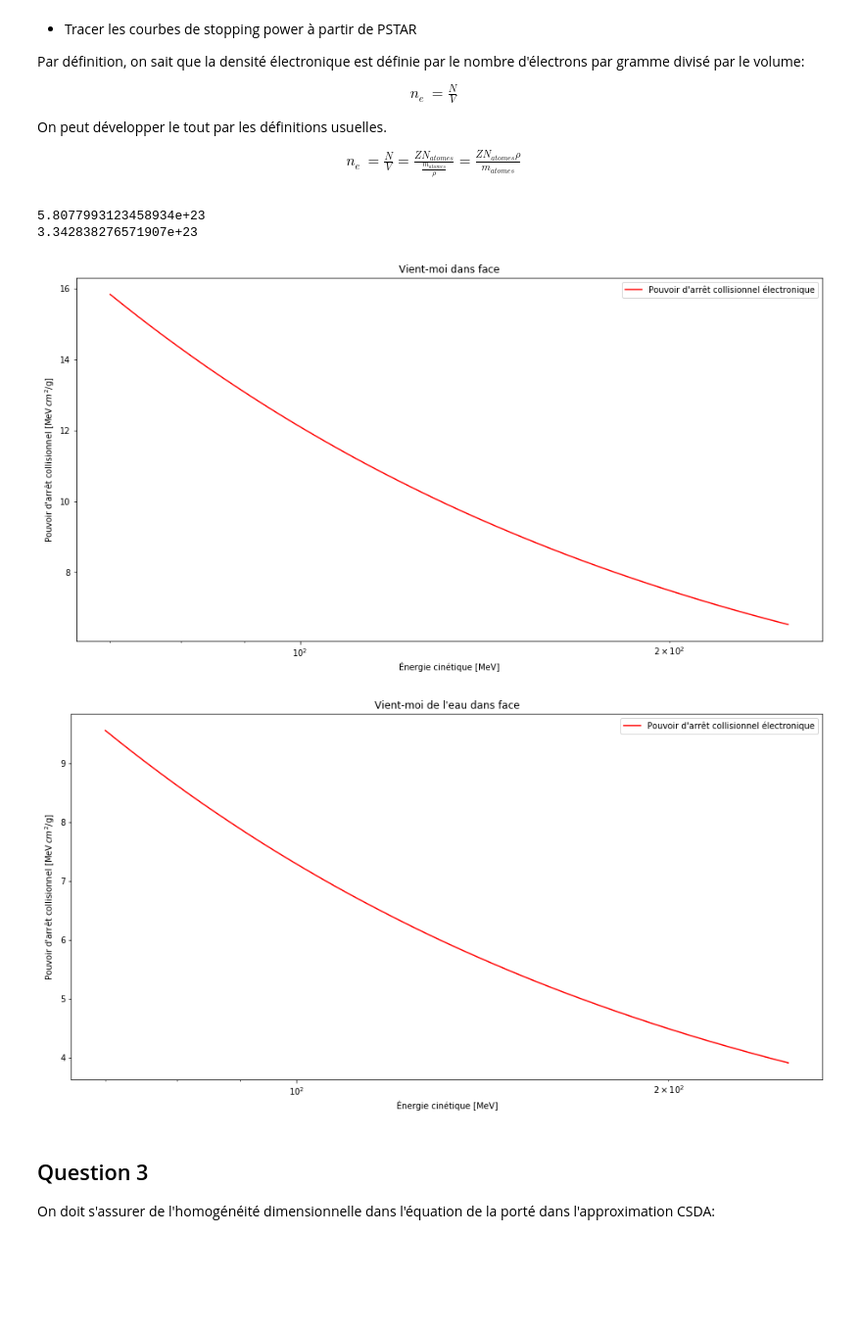
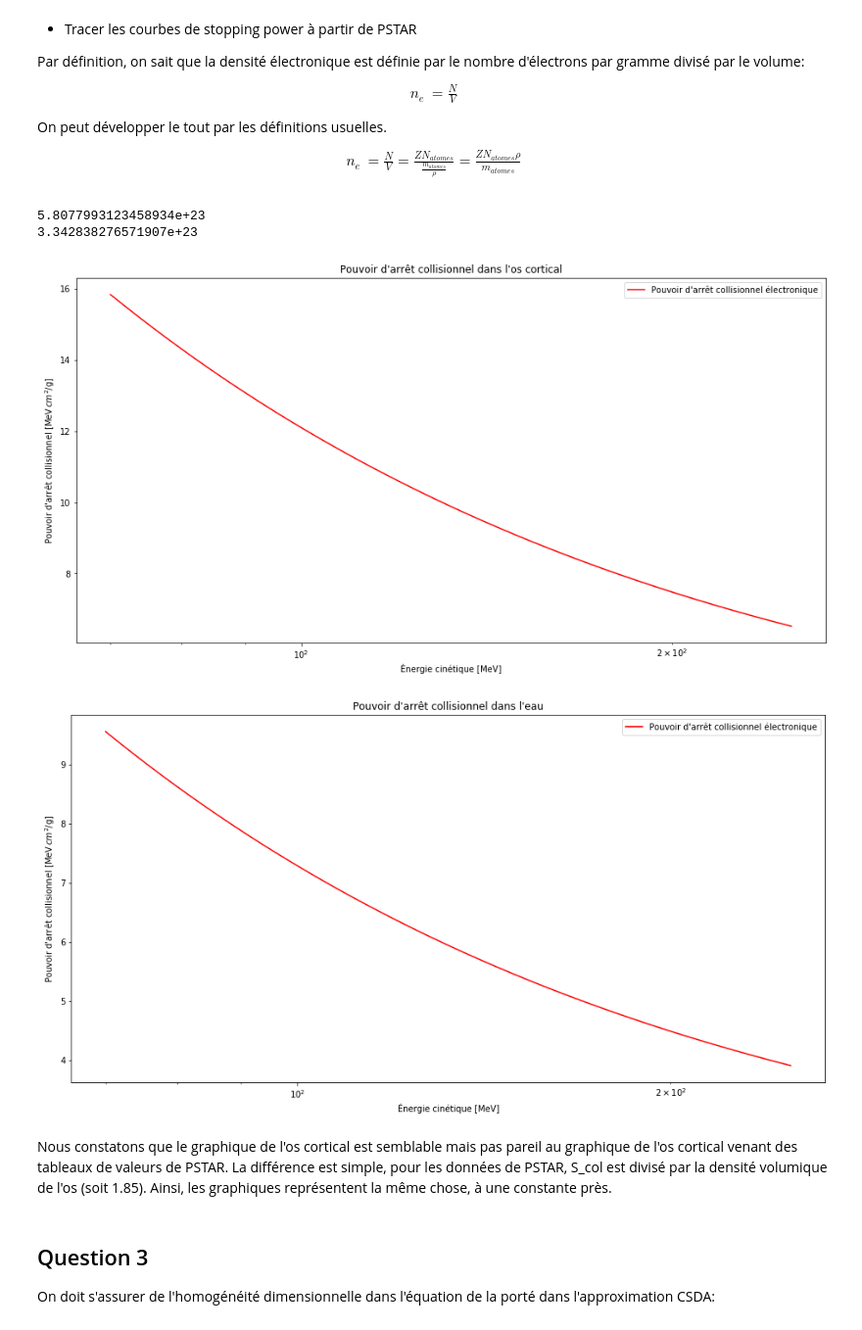
Before and after one commit to juham58/PhysNum_TP1, a Jupyter notebook: TP1.ipynb, the cells around one changed output. Shown at 98% size. Drawn from its saved outputs; the diff is of its cells as text; code cells hidden in the pictures; blank space fills up the shorter version.

```diff
--- a/TP1.ipynb
+++ b/TP1.ipynb
@@ -84,38 +84,40 @@ eau = Milieu(rho_eau, frac = [0.111894, 0.888106], Z = [1,8], mmol = [1.00784 ,1
 ne_os = os.edensite()
 ne_eau = eau.edensite()
 print(ne_os)
 print(ne_eau)
 
 def gamma(T):
     return (T/m_p) + 1
 
 def beta(T):
     return np.sqrt(1-(1/(gamma(T)**2)))
 
 def Te_max(T):
     return 2*m_e*((gamma(T)**2) - 1)/(1 + 2*(gamma(T))*(m_e/m_p) + (m_e/m_p)**2)
 
-def S_col(T, n_elec, I_milieu):
-    return 2*pi*(r_e**2)*m_e*n_elec*(1/(beta(T)**2))*(np.log(2*m_e*(beta(T)**2)*(gamma(T)**2)*(Te_max(T))/(I_milieu**2)) -2*(beta(T)**2))
+def S_col(T, I, n_e):
+    return 2*pi*r_e**2*m_e*n_e*(1/beta(T)**2)*(np.log( (2*m_e*beta(T)**2*gamma(T)**2*Te_max(T))/(I)**2 )-2*beta(T)**2)
 
 def plot(n_e, I, titre):
     x = np.linspace(70,250,3000)
     plt.figure(figsize=(16,8))
-    plt.plot(x, S_col(x, n_e, I), 'r-', label="Pouvoir d'arrêt collisionnel électronique")
+    plt.plot(x, S_col(x, I, n_e), 'r-', label="Pouvoir d'arrêt collisionnel électronique")
     plt.xscale("log")
     plt.xlabel("Énergie cinétique [MeV]")
     plt.ylabel(r"Pouvoir d'arrêt collisionnel [MeV$\,cm^2$/g]")
     plt.legend()
     plt.title(titre)
     plt.show()
 
 plot(ne_os, I_os, "Pouvoir d'arrêt collisionnel dans l'os cortical")
 plot(ne_eau, I_eau, "Pouvoir d'arrêt collisionnel dans l'eau")
 # %% [output]
 5.8077993123458934e+23
 3.342838276571907e+23
-[figure, old version]
+[figure, new version]
-[figure, old version]
+[figure, new version]
+# %% [markdown]
+Nous constatons que le graphique de l'os cortical est semblable mais pas pareil au graphique de l'os cortical venant des tableaux de valeurs de PSTAR. La différence est simple, pour les données de PSTAR, S_col est divisé par la densité volumique de l'os (soit 1.85). Ainsi, les graphiques représentent la même chose, à une constante près.
 # %% [markdown]
 ## Question 3
 
```
Also changed, not shown: parts of 2 cells of this notebook.
